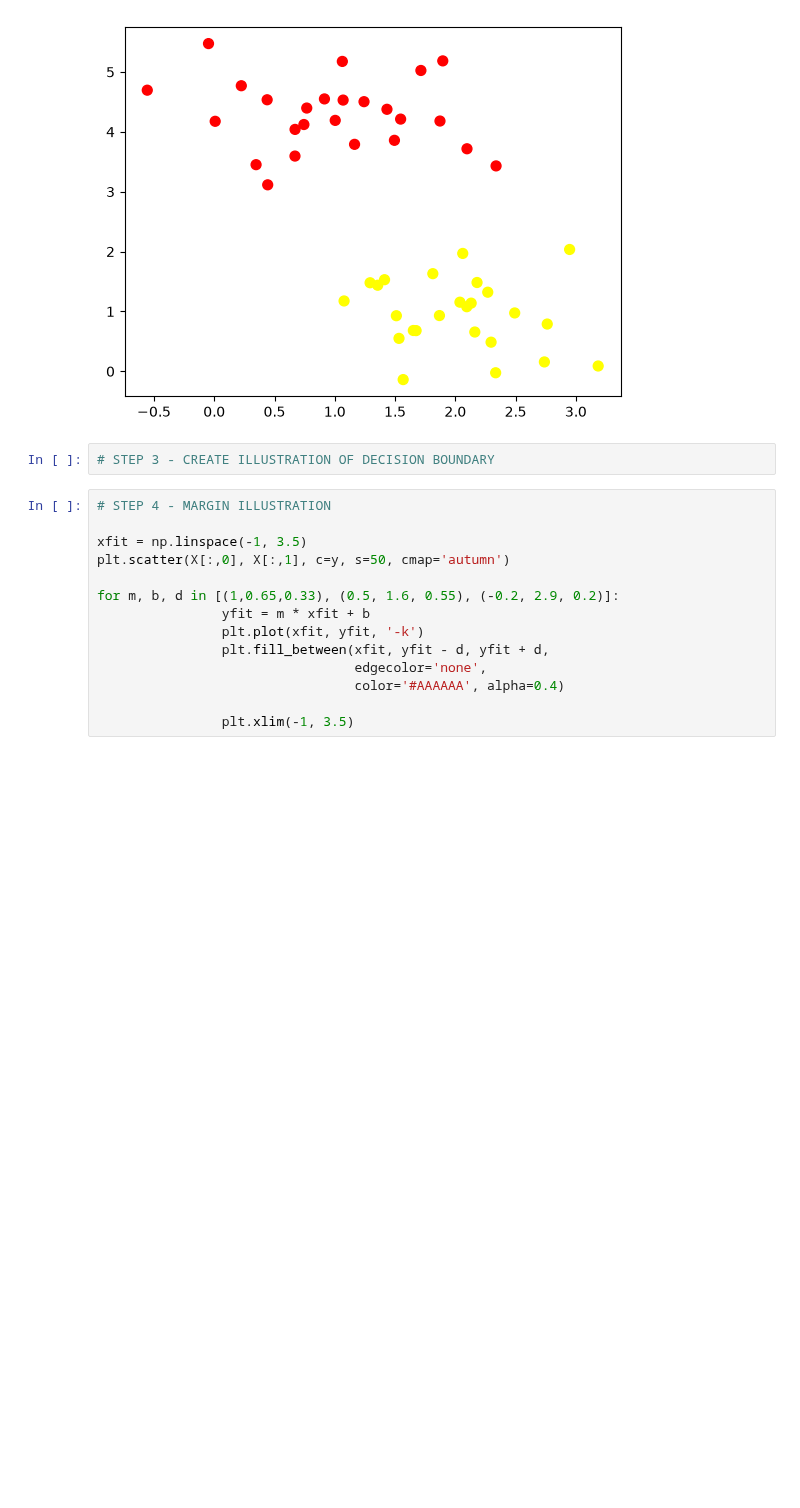
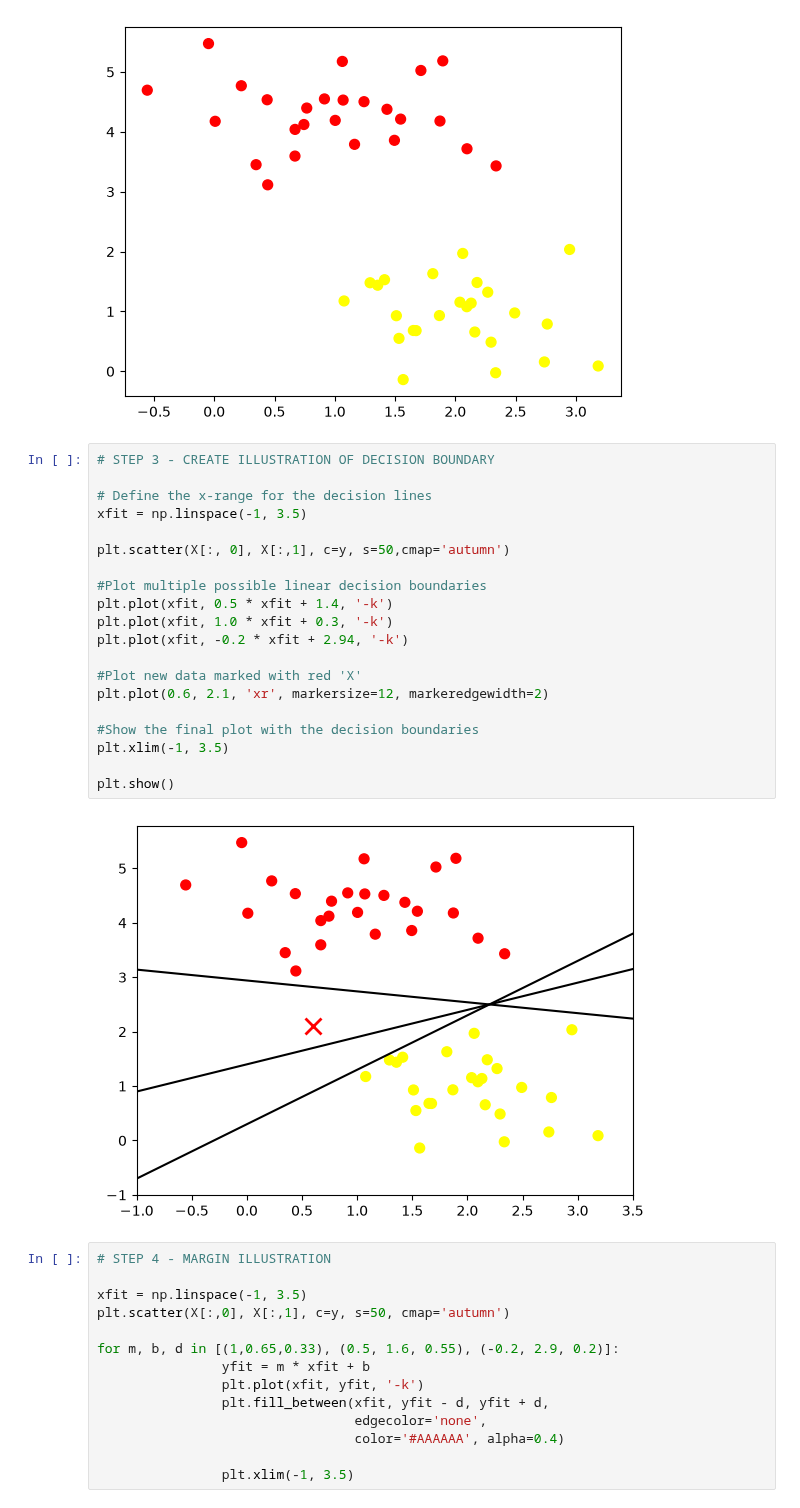
Before and after one commit to BrianLearning-source/Machine_Learning_244107020035, a Jupyter notebook: JS06/JS06_01.ipynb, the cells around one changed output. Drawn from its saved outputs; the diff is of its cells as text; blank space fills up the shorter version.

```diff
--- a/JS06/JS06_01.ipynb
+++ b/JS06/JS06_01.ipynb
@@ -18,6 +18,26 @@ plt.scatter(X[:, 0], X[:,1], c=y, s=50,cmap='autumn')
 [figure]
 # %%
 # STEP 3 - CREATE ILLUSTRATION OF DECISION BOUNDARY
+
+# Define the x-range for the decision lines
+xfit = np.linspace(-1, 3.5)
+
+plt.scatter(X[:, 0], X[:,1], c=y, s=50,cmap='autumn')
+
+#Plot multiple possible linear decision boundaries
+plt.plot(xfit, 0.5 * xfit + 1.4, '-k')
+plt.plot(xfit, 1.0 * xfit + 0.3, '-k')
+plt.plot(xfit, -0.2 * xfit + 2.94, '-k')
+
+#Plot new data marked with red 'X'
+plt.plot(0.6, 2.1, 'xr', markersize=12, markeredgewidth=2)
+
+#Show the final plot with the decision boundaries
+plt.xlim(-1, 3.5)
+
+plt.show()
+# %% [output]
+[figure, added]
 # %%
 # STEP 4 - MARGIN ILLUSTRATION
 
```
Also changed, not shown: parts of 6 cells of this notebook, 1 other file.
